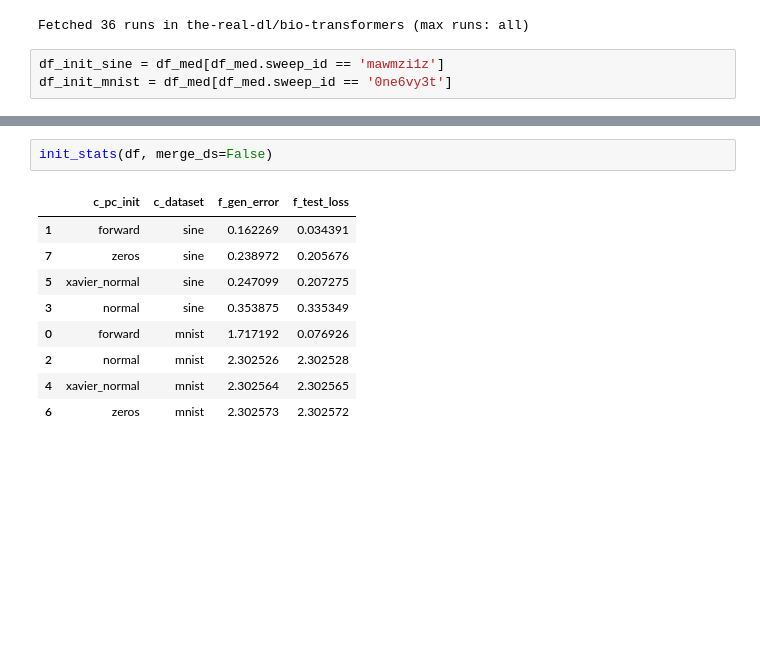
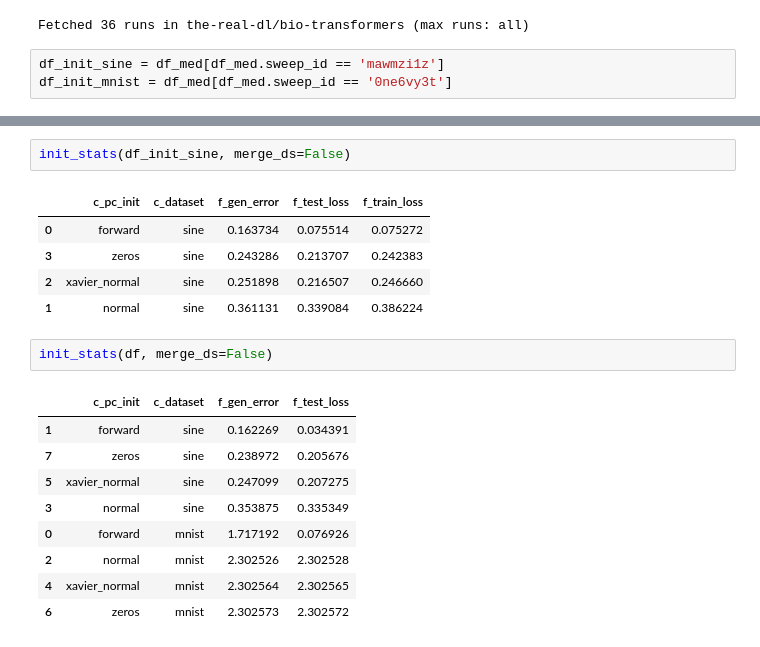
Before and after one commit to andreakiro/regularization-pc, a Jupyter notebook: nts/init-experiments.ipynb, the cells around one changed output, grey strips where cells are left out. Saved outputs shown, nothing was run; the diff lists cells and outputs as text; blank space fills up the shorter version.

```diff
--- a/nts/init-experiments.ipynb
+++ b/nts/init-experiments.ipynb
@@ -221,3 +221,11 @@ init_stats(df, merge_ds=True)
+# %%
+init_stats(df_init_sine, merge_ds=False)
+# %% [output]
+|  | c_pc_init | c_dataset | f_gen_error | f_test_loss | f_train_loss |
+| 0 | forward | sine | 0.163734 | 0.075514 | 0.075272 |
+| 3 | zeros | sine | 0.243286 | 0.213707 | 0.242383 |
+| 2 | xavier_normal | sine | 0.251898 | 0.216507 | 0.246660 |
+| 1 | normal | sine | 0.361131 | 0.339084 | 0.386224 |
 # %%
 init_stats(df, merge_ds=False)
 # %% [output]
```
Also changed, not shown: parts of 7 cells of this notebook, 1 other file.
